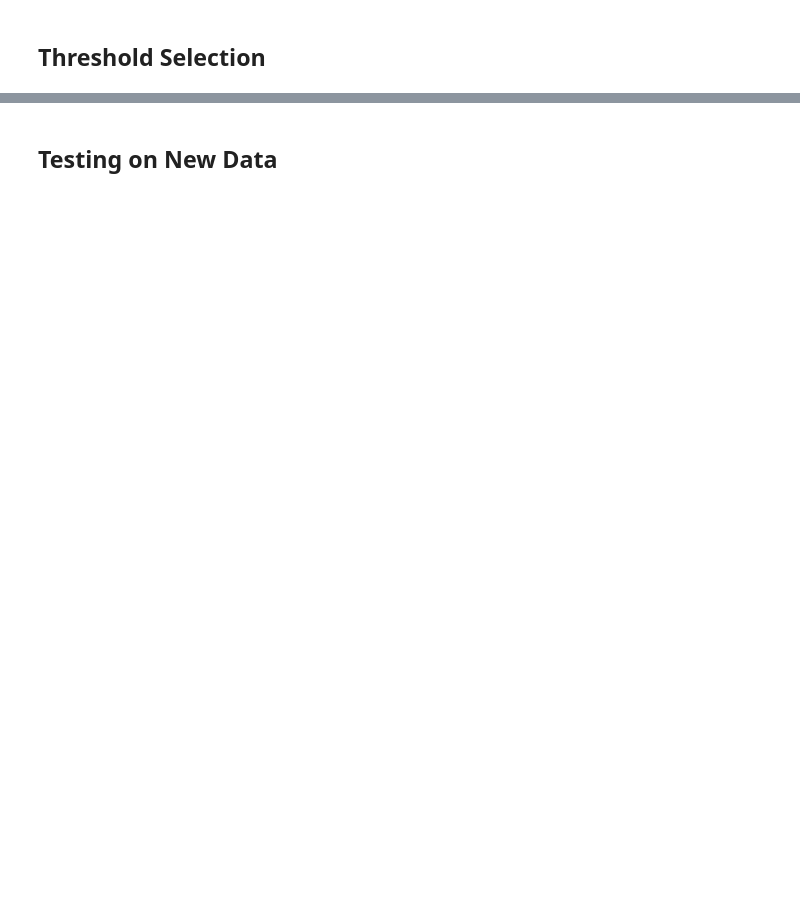
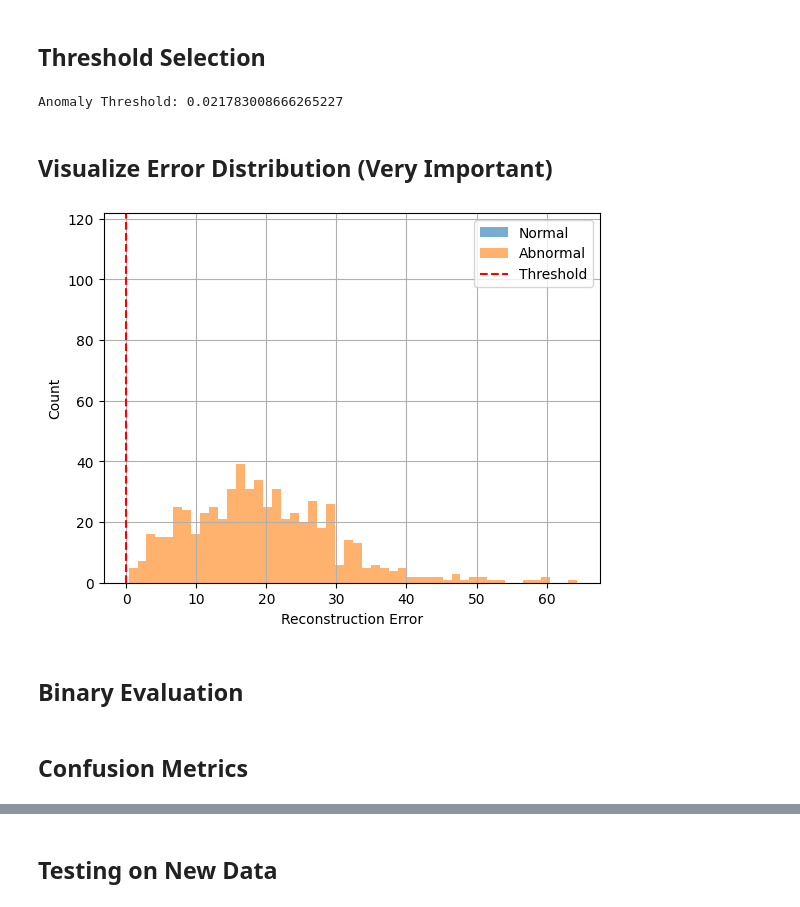
Before and after one commit to PG-DESD/CDAC_Sharing_Data, a Jupyter notebook: Embedded_AI/Jupyter_Notebooks/Generic_TimeSeries_Anomaly_Detection.ipynb, the cells around one changed output, grey strips where cells are left out. Drawn from its saved outputs; the diff is of its cells as text; code cells hidden in the pictures; blank space fills up the shorter version.

```diff
--- a/Embedded_AI/Jupyter_Notebooks/Generic_TimeSeries_Anomaly_Detection.ipynb
+++ b/Embedded_AI/Jupyter_Notebooks/Generic_TimeSeries_Anomaly_Detection.ipynb
@@ -71,8 +194,5 @@ history = autoencoder.fit(X, X, epochs=30, batch_size=32, validation_split=0.1)
 # %%
 
-X_recon = autoencoder.predict(X)
-recon_error = np.mean(np.square(X - X_recon), axis=(1,2))
-
-plt.hist(recon_error, bins=50)
-plt.title("Reconstruction Error (Normal Data)")
-plt.show()
+def reconstruction_error(model, data):
+    recon = model.predict(data)
+    return np.mean(np.square(data - recon), axis=1)
@@ -78,0 +213,3 @@ plt.show()
+# %%
+err_normal = reconstruction_error(autoencoder, X_test_normal)
+err_abnormal = reconstruction_error(autoencoder, X_test_abnormal)
@@ -80,5 +220,22 @@ plt.show()
 ## Threshold Selection
 # %%
 
-THRESHOLD = np.percentile(recon_error, THRESHOLD_PERCENTILE)
-print("Threshold:", THRESHOLD)
+threshold = np.mean(err_normal) + 3 * np.std(err_normal)
+print("Anomaly Threshold:", threshold)
+# %% [output]
+Anomaly Threshold: 0.021783008666265227
+# %% [markdown]
+## Visualize Error Distribution (Very Important)
+# %%
+plt.hist(err_normal, bins=50, alpha=0.6, label="Normal")
+plt.hist(err_abnormal, bins=50, alpha=0.6, label="Abnormal")
+plt.axvline(threshold, color='r', linestyle='--', label="Threshold")
+plt.xlabel("Reconstruction Error")
+plt.ylabel("Count")
+plt.legend()
+plt.grid()
+plt.show()
+# %% [output]
+[figure, added]
+# %% [markdown]
+## Binary Evaluation
@@ -84,0 +252,2 @@ print("Threshold:", THRESHOLD)
+# %% [markdown]
+## Confusion Metrics
```
Also changed, not shown: parts of 35 cells of this notebook, 8 other files.
